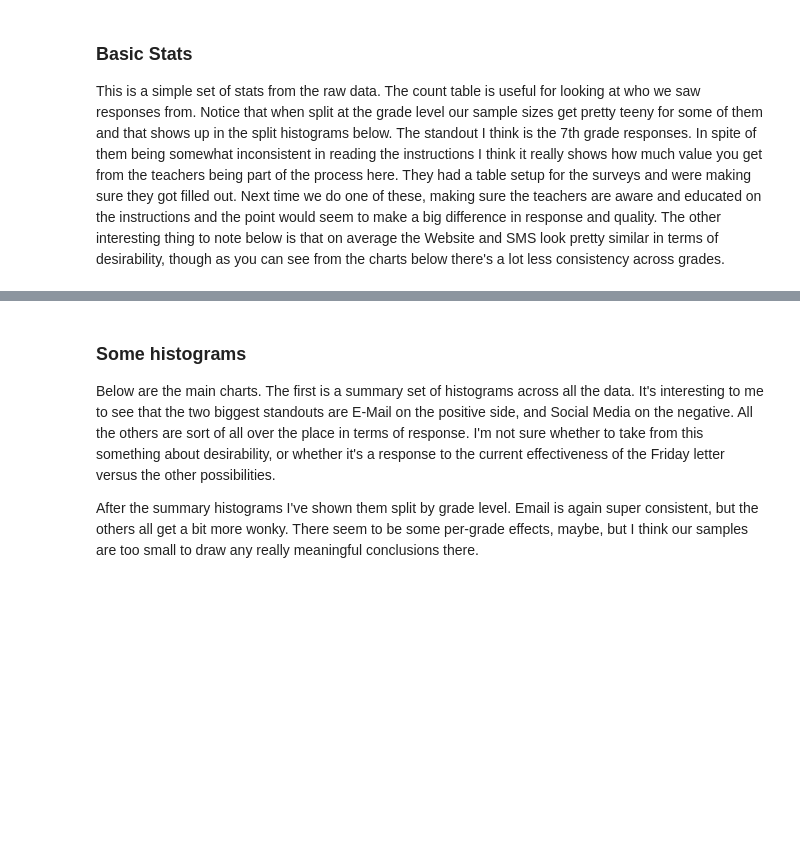
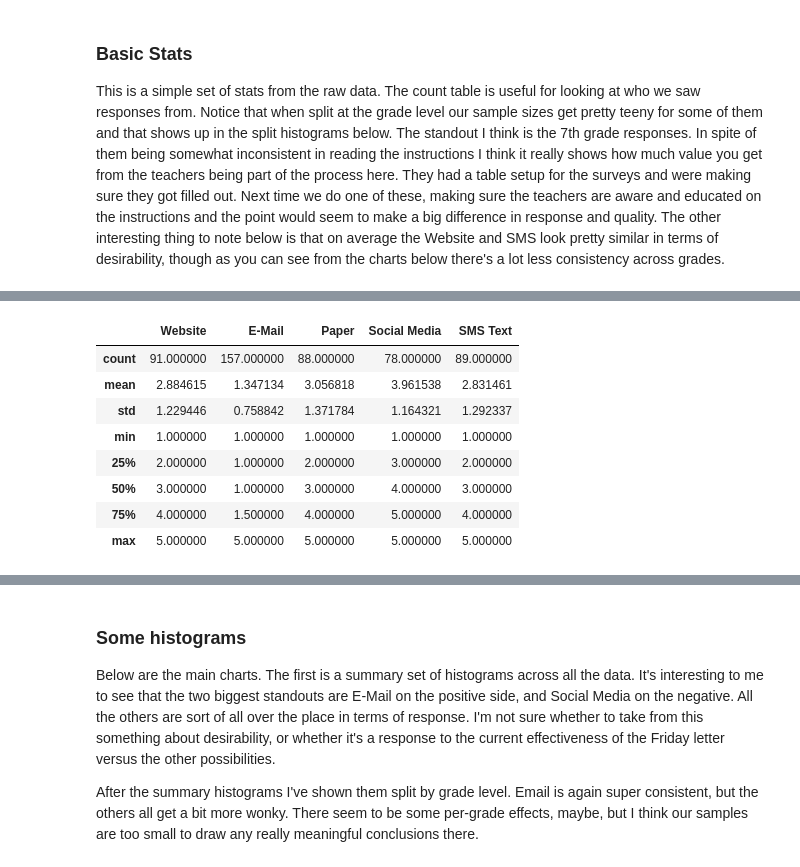
Before and after one commit to uncomfortably/lsccommunications, a Jupyter notebook: LSC Communications Survey.ipynb, the cells around one changed output, grey strips where cells are left out. Drawn from its saved outputs; the diff is of its cells as text; code cells hidden in the pictures; blank space fills up the shorter version.

Commit message:
Moved around the summary stats for clarity.

```diff
--- a/LSC Communications Survey.ipynb
+++ b/LSC Communications Survey.ipynb
@@ -46,0 +35,13 @@ data.describe()
+# %%
+summary = data[['Website', 'E-Mail', 'Paper', 'Social Media', 'SMS Text']]
+summary.describe()
+# %% [output]
+|  | Website | E-Mail | Paper | Social Media | SMS Text |
+| count | 91.000000 | 157.000000 | 88.000000 | 78.000000 | 89.000000 |
+| mean | 2.884615 | 1.347134 | 3.056818 | 3.961538 | 2.831461 |
+| std | 1.229446 | 0.758842 | 1.371784 | 1.164321 | 1.292337 |
+| min | 1.000000 | 1.000000 | 1.000000 | 1.000000 | 1.000000 |
+| 25% | 2.000000 | 1.000000 | 2.000000 | 3.000000 | 2.000000 |
+| 50% | 3.000000 | 1.000000 | 3.000000 | 4.000000 | 3.000000 |
+| 75% | 4.000000 | 1.500000 | 4.000000 | 5.000000 | 4.000000 |
+| max | 5.000000 | 5.000000 | 5.000000 | 5.000000 | 5.000000 |
```
Also changed, not shown: parts of 3 cells of this notebook.
